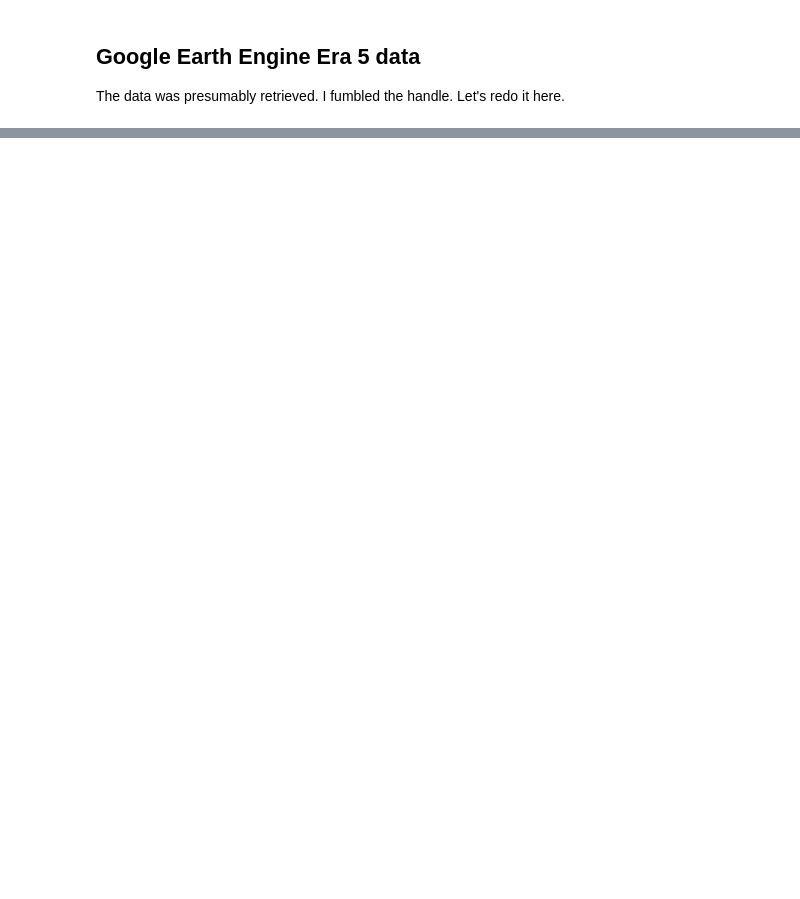
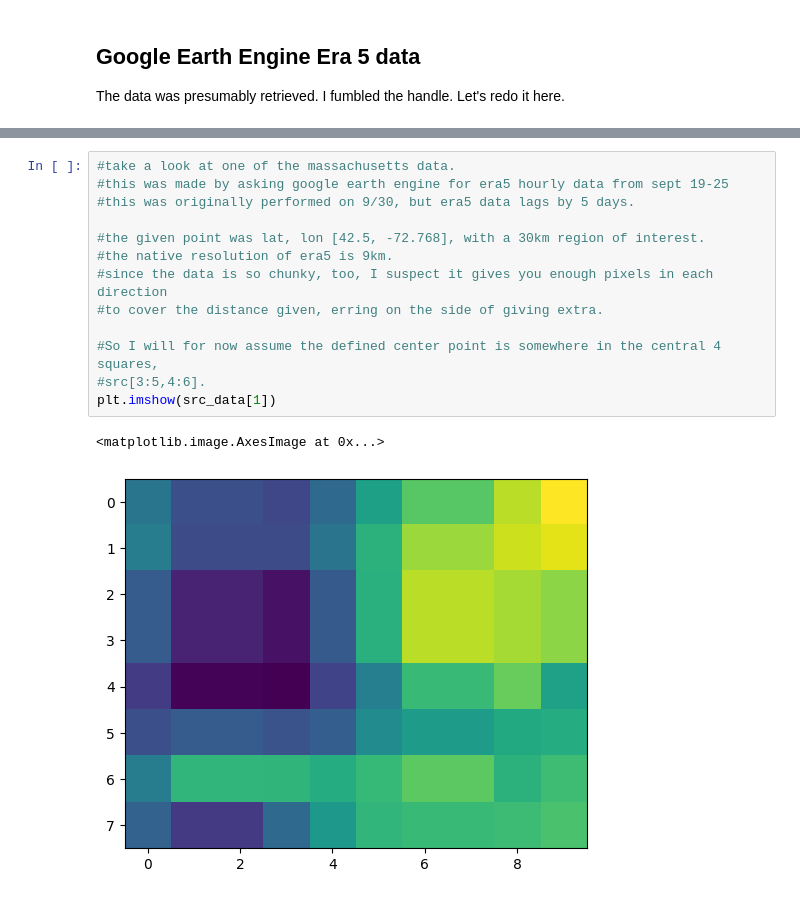
Before and after one commit to dtersegno/skydrop, a Jupyter notebook: notebooks/10_GEE_redo.ipynb, the cells around one changed output, grey strips where cells are left out. Saved outputs shown, nothing was run; the diff lists cells and outputs as text; blank space fills up the shorter version.

Commit message:
era5 points to williamsburg/leeds, ma

```diff
--- a/notebooks/10_GEE_redo.ipynb
+++ b/notebooks/10_GEE_redo.ipynb
@@ -43,0 +56,16 @@ note: This error originates from a subprocess, and is likely not a problem with
+# %%
+#take a look at one of the massachusetts data.
+#this was made by asking google earth engine for era5 hourly data from sept 19-25
+#this was originally performed on 9/30, but era5 data lags by 5 days.
+
+#the given point was lat, lon [42.5, -72.768], with a 30km region of interest.
+#the native resolution of era5 is 9km.
+#since the data is so chunky, too, I suspect it gives you enough pixels in each direction
+#to cover the distance given, erring on the side of giving extra.
+
+#So I will for now assume the defined center point is somewhere in the central 4 squares,
+#src[3:5,4:6].
+plt.imshow(src_data[1])
+# %% [output]
+<matplotlib.image.AxesImage at 0x...>
+[figure, added]
```
Also changed, not shown: parts of 24 cells of this notebook, 1 other file.
